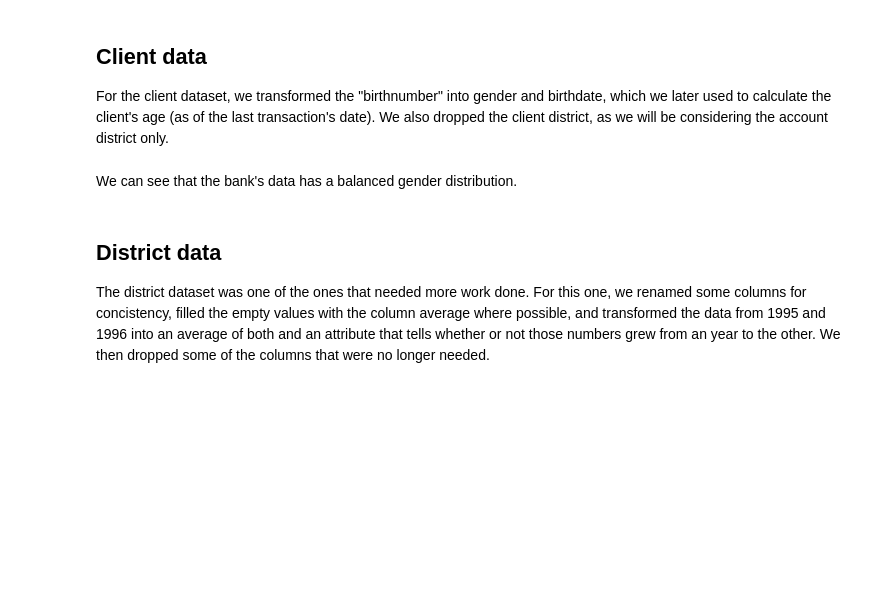
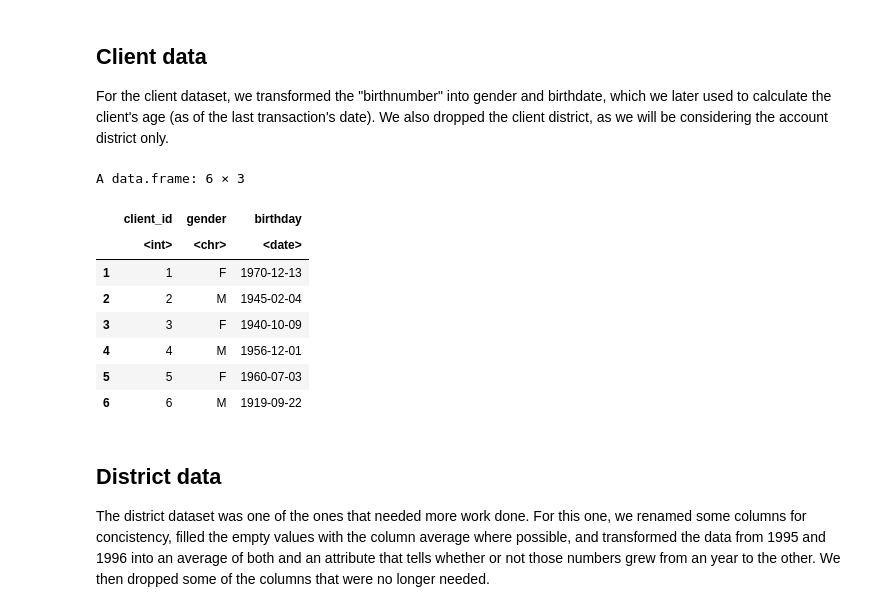
Before and after one commit to 1Krypt0/FEUP-AC-PROJ, a Jupyter notebook: docs/data-preparation.ipynb, the cells around one changed output. Saved outputs shown, nothing was run; the diff lists cells and outputs as text; code cells hidden in the pictures; blank space fills up the shorter version.

```diff
--- a/docs/data-preparation.ipynb
+++ b/docs/data-preparation.ipynb
@@ -112,26 +86,45 @@ A data.frame: 6 × 4
 
 For the client dataset, we transformed the "birthnumber" into gender and birthdate, which we later used to calculate the client's age (as of the last transaction's date). We also dropped the client district, as we will be considering the account district only.
 # %%
-client_data <- transform(client_data,
-  gender = ifelse(((birth_number %/% 100) %% 100) <= 12, "M", "F")
-)
+prepare_client <- function() {
+  # Load dataset
+  client_data <- read.csv("../data/client.csv", sep = ";")
+  client_data <-
+  replace(client_data, (client_data == "" | client_data == " "), NA)
 
-client_data <- transform(client_data, birthday = as.Date(
-  paste(
-    paste("19", birth_number %/% 10000, sep = ""),
-    ifelse(((birth_number %/% 100) %% 100) <= 12,
-      (birth_number %/% 100) %% 100,
-      ((birth_number %/% 100) %% 100) - 50
+  client_data <- transform(client_data,
+    gender = ifelse(((birth_number %/% 100) %% 100) <= 12, "M", "F")
+  )
+
+  client_data <- transform(client_data, birthday = as.Date(
+    paste(
+      paste("19", birth_number %/% 10000, sep = ""),
+      ifelse(((birth_number %/% 100) %% 100) <= 12,
+        (birth_number %/% 100) %% 100,
+        ((birth_number %/% 100) %% 100) - 50
+      ),
+      birth_number %% 100,
+      sep = "-"
     ),
-    birth_number %% 100,
-    sep = "-"
-  ),
-  format = "%Y-%m-%d"
-))
+    format = "%Y-%m-%d"
+  ))
 
-client_data <- subset(client_data, select = -c(birth_number, district_id))
+  client_data <- subset(client_data, select = -c(birth_number, district_id))
+
+  return(client_data)
+}
-# %% [markdown]
-We can see that the bank's data has a balanced gender distribution.
+# %%
+head(prepare_client())
+# %% [output]
+A data.frame: 6 × 3
+|  | client_id | gender | birthday |
+|  | <int> | <chr> | <date> |
+| 1 | 1 | F | 1970-12-13 |
+| 2 | 2 | M | 1945-02-04 |
+| 3 | 3 | F | 1940-10-09 |
+| 4 | 4 | M | 1956-12-01 |
+| 5 | 5 | F | 1960-07-03 |
+| 6 | 6 | M | 1919-09-22 |
 # %% [markdown]
 ## District data
 
```
Also changed, not shown: parts of 45 cells of this notebook, 1 other file.
